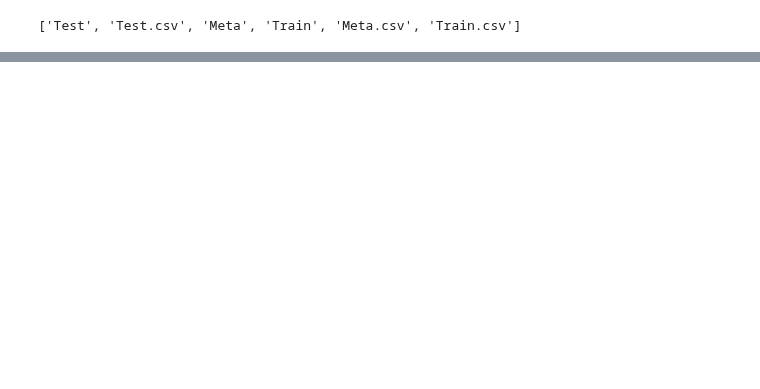
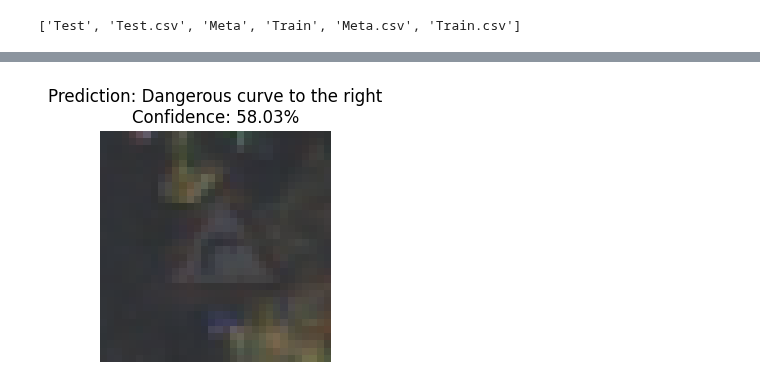
Before and after one commit to AlexDieterr/TrafficSignNN, a Jupyter notebook: main.ipynb, the cells around one changed output, grey strips where cells are left out. Saved outputs shown, nothing was run; the diff lists cells and outputs as text; code cells hidden in the pictures; blank space fills up the shorter version.

```diff
--- a/main.ipynb
+++ b/main.ipynb
@@ -17,0 +228,19 @@ os.listdir(path)
+# %%
+# Load and preprocess a single image
+def predict_traffic_sign(image_path, model):
+    img = Image.open(image_path).convert("RGB")
+    img = img.resize((32, 32))
+
+    img_array = np.array(img) / 255.0
+    img_array = np.expand_dims(img_array, axis=0)
+
+    predictions = model.predict(img_array)
+    predicted_class = np.argmax(predictions)
+
+    return predicted_class
+
+# Example usage
+sample_image_path = sample_full_path  # reuse your earlier sample
+predicted_label = predict_traffic_sign(sample_image_path, model)
+
+print("Predicted traffic sign class:", predicted_label)
@@ -17,0 +296,29 @@ os.listdir(path)
+# %%
+# Build class ID → label mapping
+class_names = meta_df.sort_values("ClassId")["Path"].tolist()
+
+def predict_traffic_sign(image_path, model):
+    img = Image.open(image_path).convert("RGB")
+    img = img.resize((32, 32))
+
+    img_array = np.array(img) / 255.0
+    img_array = np.expand_dims(img_array, axis=0)
+
+    predictions = model.predict(img_array)
+    class_id = np.argmax(predictions)
+    confidence = np.max(predictions)
+
+    label = CLASS_NAMES[class_id]
+
+    return label, confidence, img
+
+# Run prediction
+label, confidence, img = predict_traffic_sign(sample_full_path, model)
+
+# Display results
+plt.figure(figsize=(3,3))
+plt.imshow(img)
+plt.axis("off")
+plt.title(f"Prediction: {label}\nConfidence: {confidence:.2%}")
+plt.show()
+# %% [output]
@@ -17,0 +326 @@ os.listdir(path)
+[figure, added]
```
Also changed, not shown: parts of 25 cells of this notebook, 1 other file.
